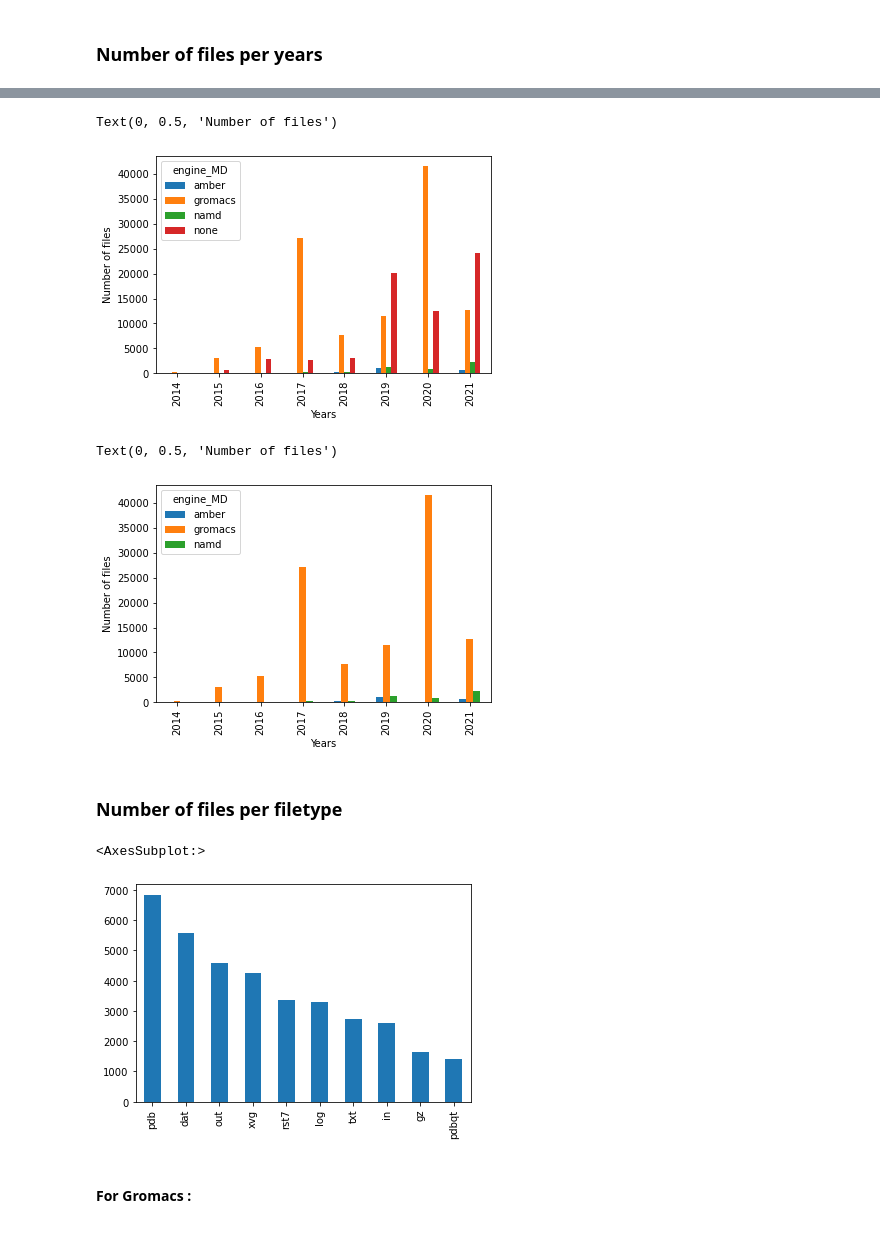
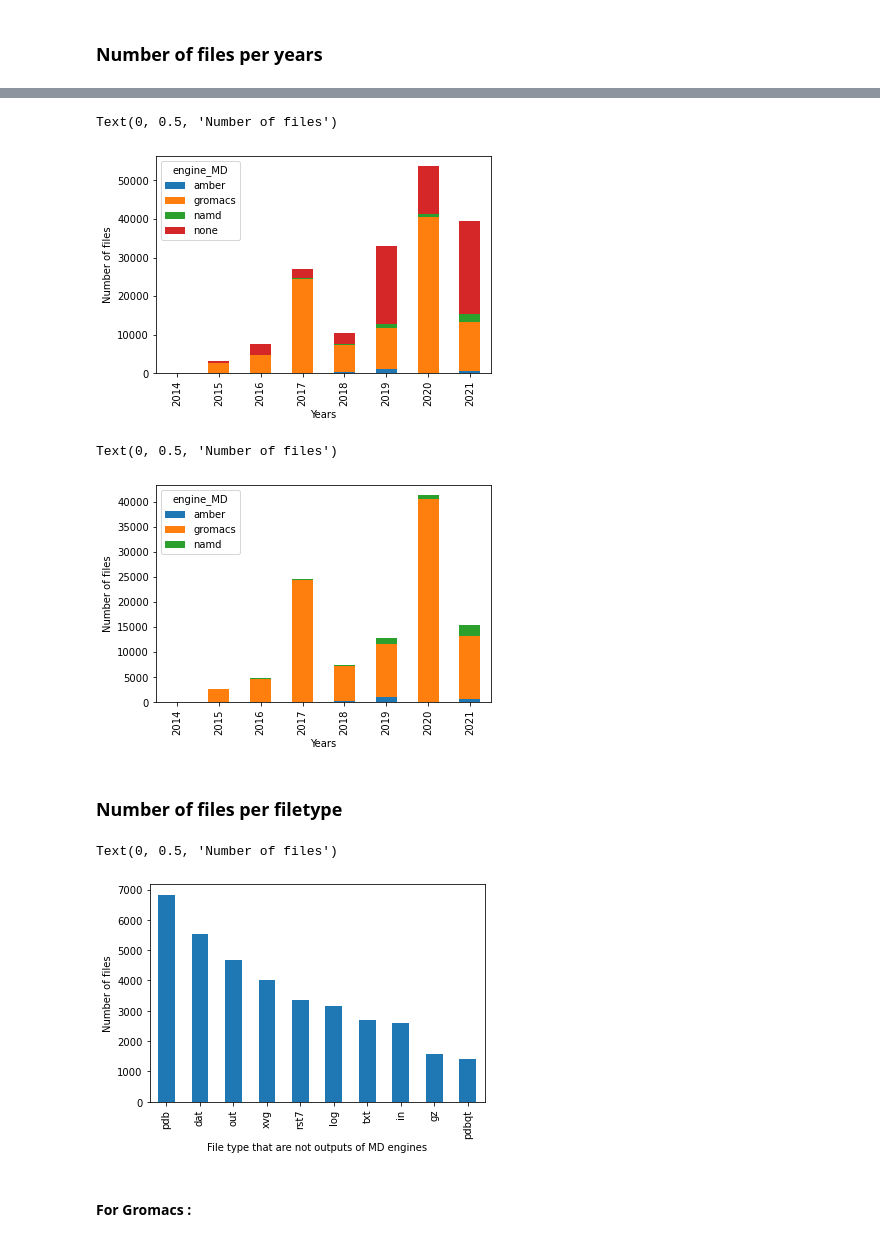
Before and after one commit to MDverse/mdws, a Jupyter notebook: analysis.ipynb, the cells around one changed output, grey strips where cells are left out. Saved outputs shown, nothing was run; the diff lists cells and outputs as text; code cells hidden in the pictures.

Commit message:
Corrections of legends and verification of graphics

```diff
--- a/analysis.ipynb
+++ b/analysis.ipynb
@@ -134,23 +136,25 @@ Text(0, 0.5, 'Number of files')
 # %%
-tab.groupby(["years", "engine_MD"]).size().unstack().plot.bar()
+tab.groupby(["years", "engine_MD"]).size().unstack().plot(kind="bar", stacked=True)
 plt.xlabel("Years")
 plt.ylabel("Number of files")
 # %% [output]
 Text(0, 0.5, 'Number of files')
-[figure, old version]
+[figure, new version]
 # %%
-tab[tab["engine_MD"] != "none"].groupby(["years", "engine_MD"]).size().unstack().plot.bar()
+tab[tab["engine_MD"] != "none"].groupby(["years", "engine_MD"]).size().unstack().plot(kind="bar", stacked=True)
 plt.xlabel("Years")
 plt.ylabel("Number of files")
 # %% [output]
 Text(0, 0.5, 'Number of files')
-[figure, old version]
+[figure, new version]
 # %% [markdown]
 ### Number of files per filetype
 # %%
 tab[tab["engine_MD"] == "none"]["file_type"].value_counts().head(n=10).plot(kind="bar")
+plt.xlabel("File type that are not outputs of MD engines")
+plt.ylabel("Number of files")
 # %% [output]
-<AxesSubplot:>
+Text(0, 0.5, 'Number of files')
-[figure, old version]
+[figure, new version]
 # %% [markdown]
 #### For Gromacs :
```
Also changed, not shown: parts of 20 cells of this notebook.
